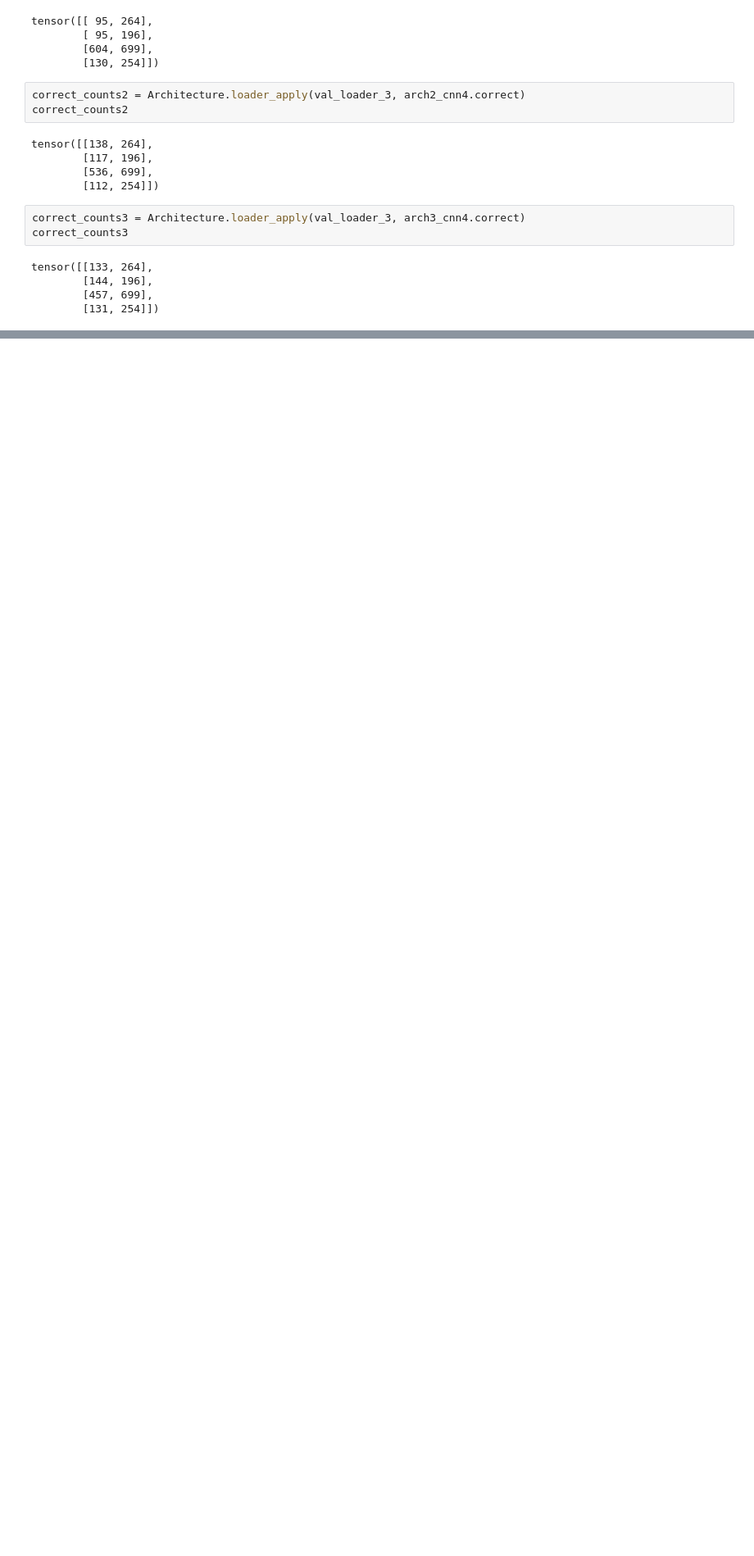
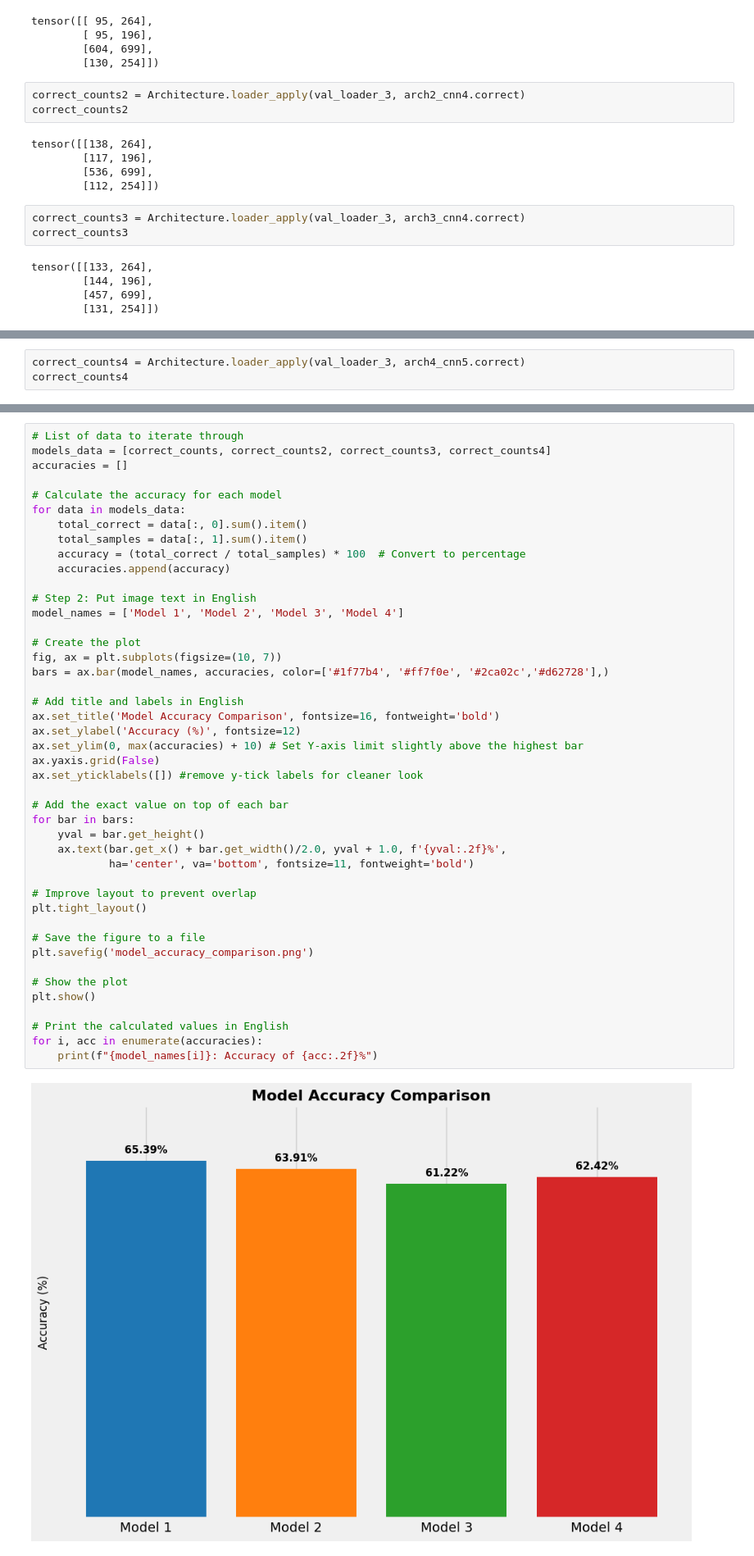
Before and after one commit to TomazFilgueira/UFRN-ML-2025-1-AutoParts_Classification, a Jupyter notebook: Iracing_classification.ipynb, the cells around one changed output, grey strips where cells are left out. Shown at 82% size. Saved outputs shown, nothing was run; the diff lists cells and outputs as text; blank space fills up the shorter version.

```diff
--- a/Iracing_classification.ipynb
+++ b/Iracing_classification.ipynb
@@ -1777,0 +1929,3 @@ with torch.no_grad():
+# %%
+correct_counts4 = Architecture.loader_apply(val_loader_3, arch4_cnn5.correct)
+correct_counts4
@@ -1777,0 +1937,46 @@ with torch.no_grad():
+# %%
+# List of data to iterate through
+models_data = [correct_counts, correct_counts2, correct_counts3, correct_counts4]
+accuracies = []
+
+# Calculate the accuracy for each model
+for data in models_data:
+    total_correct = data[:, 0].sum().item()
+    total_samples = data[:, 1].sum().item()
+    accuracy = (total_correct / total_samples) * 100  # Convert to percentage
+    accuracies.append(accuracy)
+
+# Step 2: Put image text in English
+model_names = ['Model 1', 'Model 2', 'Model 3', 'Model 4']
+
+# Create the plot
+fig, ax = plt.subplots(figsize=(10, 7))
+bars = ax.bar(model_names, accuracies, color=['#1f77b4', '#ff7f0e', '#2ca02c','#d62728'],)
+
+# Add title and labels in English
+ax.set_title('Model Accuracy Comparison', fontsize=16, fontweight='bold')
+ax.set_ylabel('Accuracy (%)', fontsize=12)
+ax.set_ylim(0, max(accuracies) + 10) # Set Y-axis limit slightly above the highest bar
+ax.yaxis.grid(False)
+ax.set_yticklabels([]) #remove y-tick labels for cleaner look
+
+# Add the exact value on top of each bar
+for bar in bars:
+    yval = bar.get_height()
+    ax.text(bar.get_x() + bar.get_width()/2.0, yval + 1.0, f'{yval:.2f}%',
+            ha='center', va='bottom', fontsize=11, fontweight='bold')
+
+# Improve layout to prevent overlap
+plt.tight_layout()
+
+# Save the figure to a file
+plt.savefig('model_accuracy_comparison.png')
+
+# Show the plot
+plt.show()
+
+# Print the calculated values in English
+for i, acc in enumerate(accuracies):
+    print(f"{model_names[i]}: Accuracy of {acc:.2f}%")
+# %% [output]
+[figure, added]
```
Also changed, not shown: parts of 24 cells of this notebook, 5 other files.
